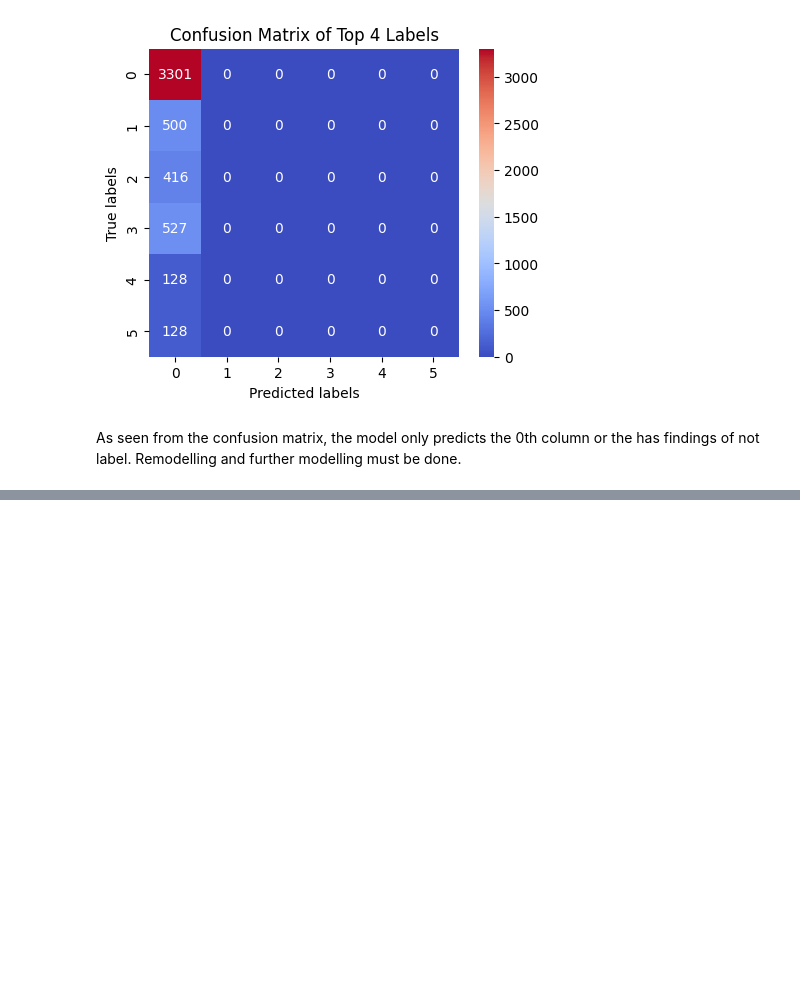
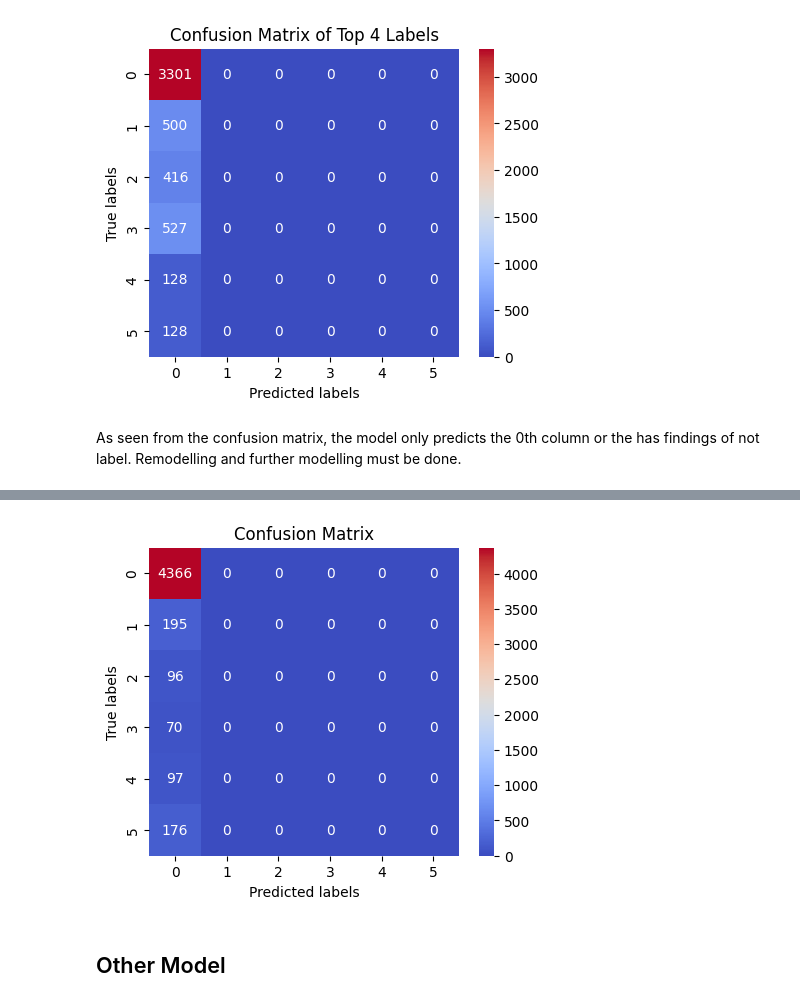
Before and after one commit to qkestacion07/CPE313, a Jupyter notebook: X_ray/train.ipynb, the cells around one changed output, grey strips where cells are left out. Drawn from its saved outputs; the diff is of its cells as text; code cells hidden in the pictures; blank space fills up the shorter version.

```diff
--- a/X_ray/train.ipynb
+++ b/X_ray/train.ipynb
@@ -802,0 +900,6 @@ As seen from the confusion matrix, the model only predicts the 0th column or the
+# %%
+plot_conf_mat(y_true_classes,y_pred_classes)
+# %% [output]
+[figure, added]
+# %% [markdown]
+## Other Model
```
Also changed, not shown: parts of 30 cells of this notebook, 3 other files.
